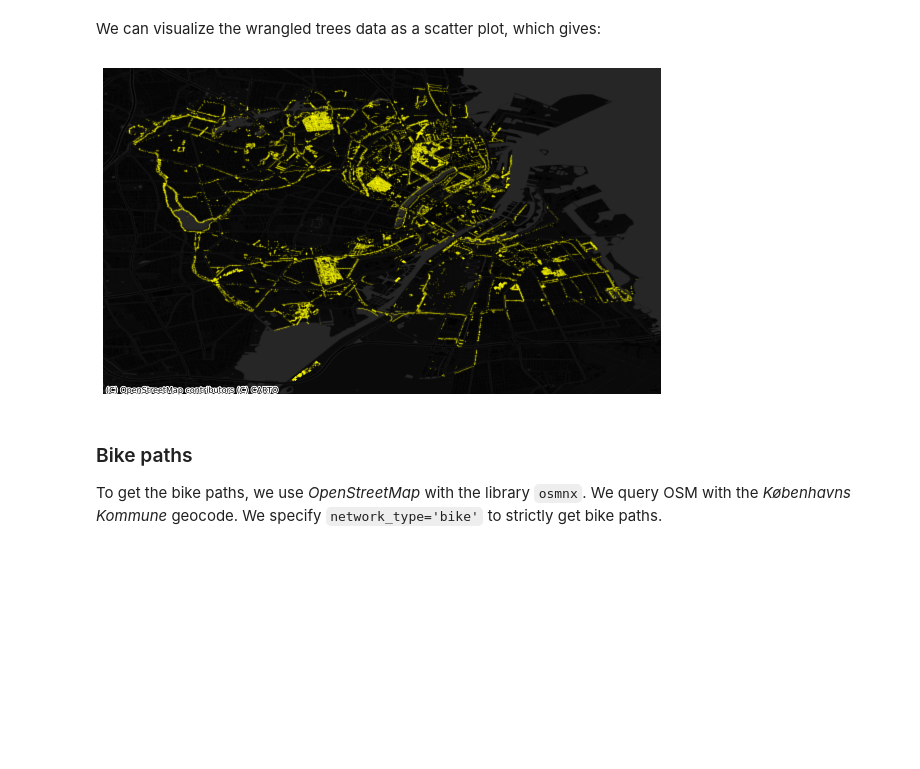
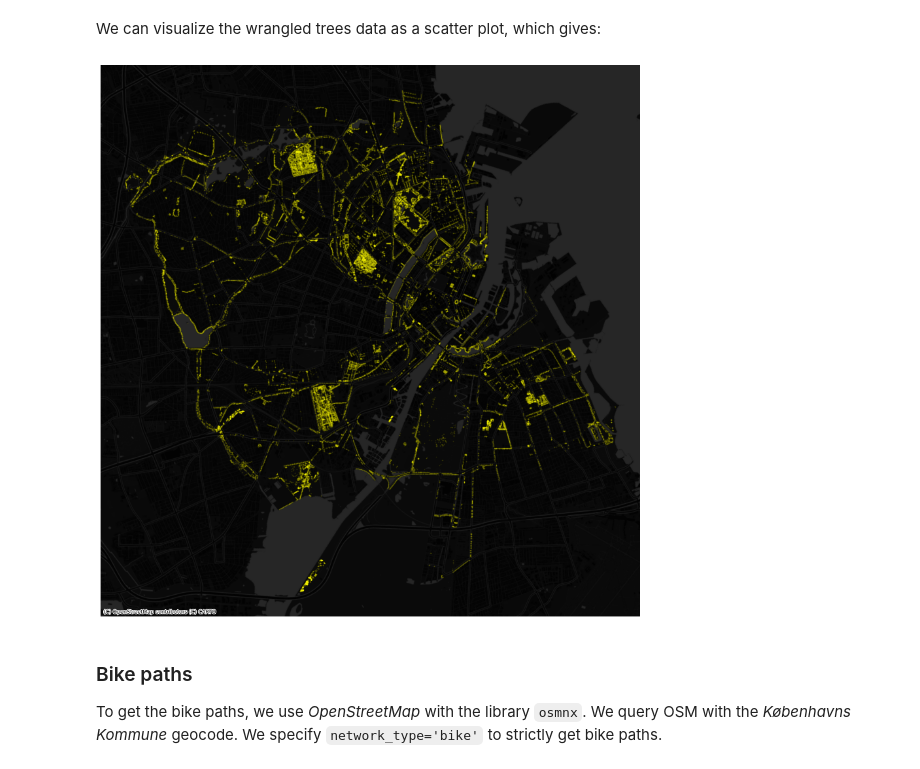
Before and after one commit to Marcus-Friis/geospatial-exam, a Jupyter notebook: notebooks/tree-edges.ipynb, the cells around one changed output. Drawn from its saved outputs; the diff is of its cells as text; code cells hidden in the pictures; blank space fills up the shorter version.

Commit message:
updated scatterplots

```diff
--- a/notebooks/tree-edges.ipynb
+++ b/notebooks/tree-edges.ipynb
@@ -73,17 +62,24 @@ gdf
 # %% [markdown]
 We can visualize the wrangled trees data as a scatter plot, which gives:
 # %%
-f, ax = plt.subplots(figsize=(10,10))
+f, ax = plt.subplots(figsize=(12,12))
+
 gdf.plot(
-    markersize=0.25,
+    markersize=1,
     c="xkcd:bright yellow",
-    alpha=0.1,
-    ax=ax)
-# cph.plot(ax=ax, column='name', alpha=.2)
-cx.add_basemap(source=cx.providers.CartoDB.DarkMatterNoLabels, crs=gdf.crs, ax=ax)
+    alpha=0.075,
+    ax=ax
+)
+cx.add_basemap(
+    source=cx.providers.CartoDB.DarkMatterNoLabels,
+    crs=gdf.crs,
+    ax=ax
+)
 ax.set_axis_off()
+plt.tight_layout()
+f.savefig('../pictures/figures/trees_pointpattern.png')
 # %% [output]
-[figure, old version]
+[figure, new version]
 # %% [markdown]
 ### Bike paths
 To get the bike paths, we use _OpenStreetMap_ with the library `osmnx`. We query OSM with the _Københavns Kommune_ geocode. We specify `network_type='bike'` to strictly get bike paths.
```
Also changed, not shown: parts of 6 cells of this notebook, 2 other files.
